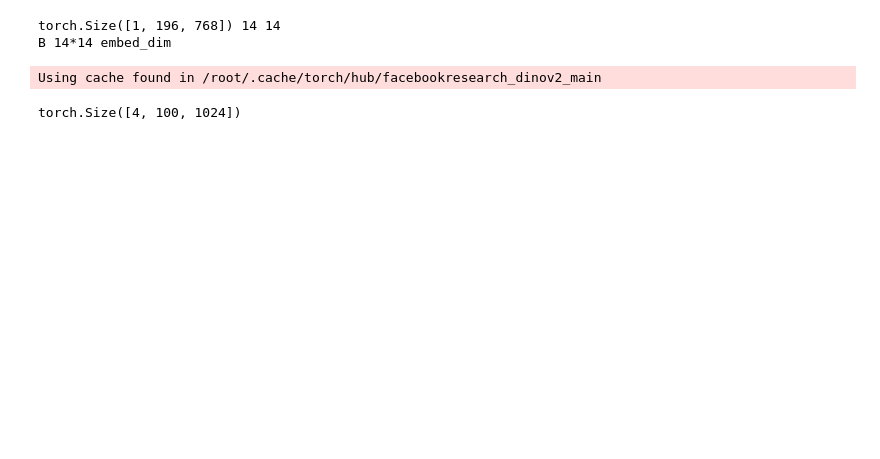
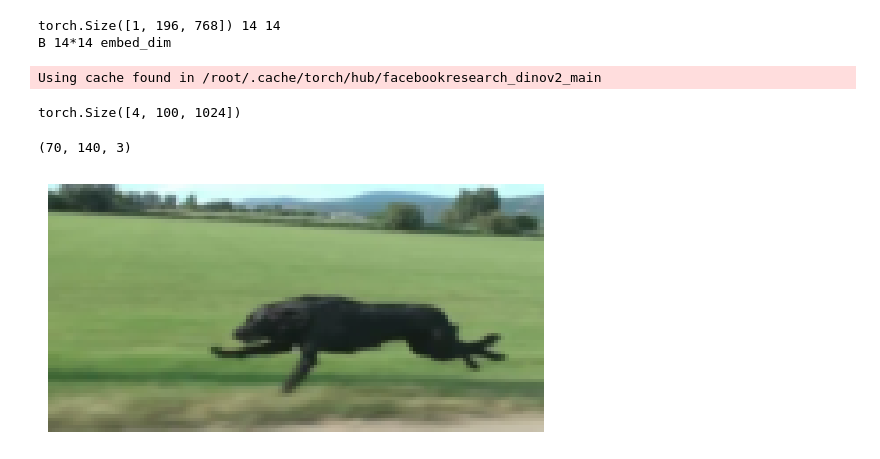
Before and after one commit to dimidagd/gists, a Jupyter notebook: Vision_transformers_patching.ipynb, the cells around one changed output. Saved outputs shown, nothing was run; the diff lists cells and outputs as text; code cells hidden in the pictures; blank space fills up the shorter version.

Commit message:
Update to dl video from youtube

```diff
--- a/Vision_transformers_patching.ipynb
+++ b/Vision_transformers_patching.ipynb
@@ -138,20 +110,37 @@ total_features = torch.cat(total_features, dim=0)
 total_features.shape
 # %% [output]
 torch.Size([4, 100, 1024])
+# %%
+def get_video_dimensions(video_path):
+    # Open the video file
+    cap = cv2.VideoCapture(video_path)
+
+    if not cap.isOpened():
+        print("Error: Could not open video.")
+        return None
+
+    # Get the width and height of the video frames
+    width = int(cap.get(cv2.CAP_PROP_FRAME_WIDTH))
+    height = int(cap.get(cv2.CAP_PROP_FRAME_HEIGHT))
+
+    # Release the video capture object
+    cap.release()
+
+    return height, width
 # %%
 import cv2
+video_path = 'sample_video_dog.mp4'
+video_h, video_w = get_video_dimensions(video_path)
+n_patches_h, n_patches_w =  int(n_patches*video_h/video_w), int(n_patches)
+patch_h, patch_w  = patch_size*n_patches_h//patch_size, patch_size*n_patches_w//patch_size
 
-patch_h  = patch_size*n_patches_h//patch_size
-patch_w  = patch_size*n_patches_w//patch_size
-video_h, video_w = 480,int(640)
-n_patches_h, n_patches_w =  int(n_patches*video_h/video_w), int(n_patches)
 
 transform = transforms.Compose([
-                                transforms.Resize((int(patch_size*n_patches_h*1.5),int(patch_size*n_patches_w*1.5))),
+                                transforms.Resize((int(patch_size*n_patches_h),int(patch_size*n_patches_w))),
                                 transforms.CenterCrop((patch_size*n_patches_h,patch_size*n_patches_w)), #should be multiple of model patch_size
                                 transforms.ToTensor(),
                                 ])
-n_frames = 40
+n_frames = 20*4
 
 
 
@@ -170,7 +159,7 @@ def preprocess_frame(frame):
     return normalized_frame
 
 # Load the video
-video_path = 'sample_video.mp4'
+
 cap = cv2.VideoCapture(video_path)
 
 # Process each frame of the video
@@ -178,34 +167,37 @@ frame_count = 0
 total_features  = []
 input_frames = []
 with tqdm(total=n_frames) as pbar:
   while(cap.isOpened()):
       ret, frame = cap.read()
       if ret:
           img_t = preprocess_frame(frame)
           img_t = img_t.to(device)
           with torch.no_grad():
             features_dict = dinov2_vitl14.forward_features(img_t)
           features = features_dict['x_norm_patchtokens'].detach().cpu()
           total_features.append(features)
           input_frames.append(img_t.detach().cpu())
           frame_count += 1
           pbar.update(1)
           if len(total_features)==n_frames:
             break
       else:
           break
 
 total_features = torch.cat(total_features, dim=0)
 input_features = torch.cat(input_frames, dim=0)
 total_features.shape
 # Convertensort the tensor to a NumPy array
-img = img_t[0].permute(1, 2, 0).cpu().numpy()
+img = img_t[-1].permute(1, 2, 0).cpu().numpy()
 from matplotlib import pyplot as plt
 # Plot the image
 print(img.shape)
 plt.imshow(img)
 plt.axis('off')  # Turn off axis
 plt.show()
+# %% [output]
+(70, 140, 3)
+[figure, added]
 # %%
 from sklearn.decomposition import PCA
 import matplotlib.pyplot as plt
```
Also changed, not shown: parts of 13 cells of this notebook.
